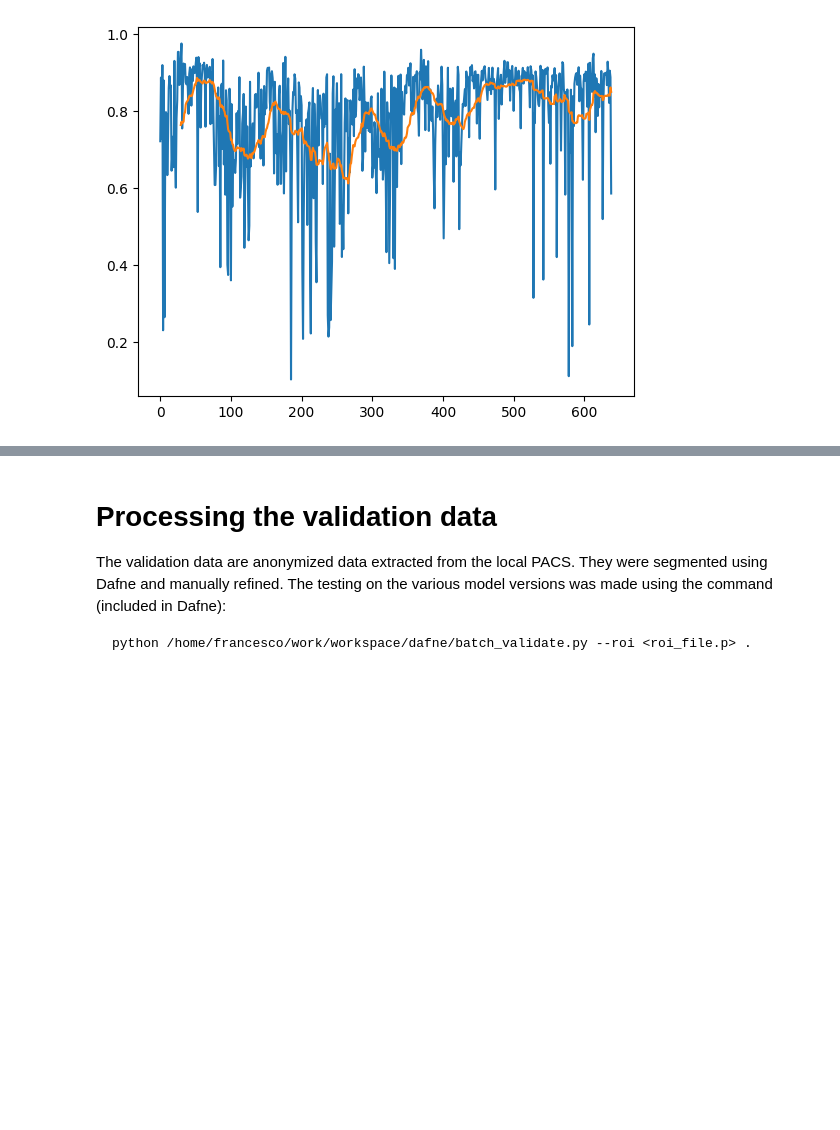
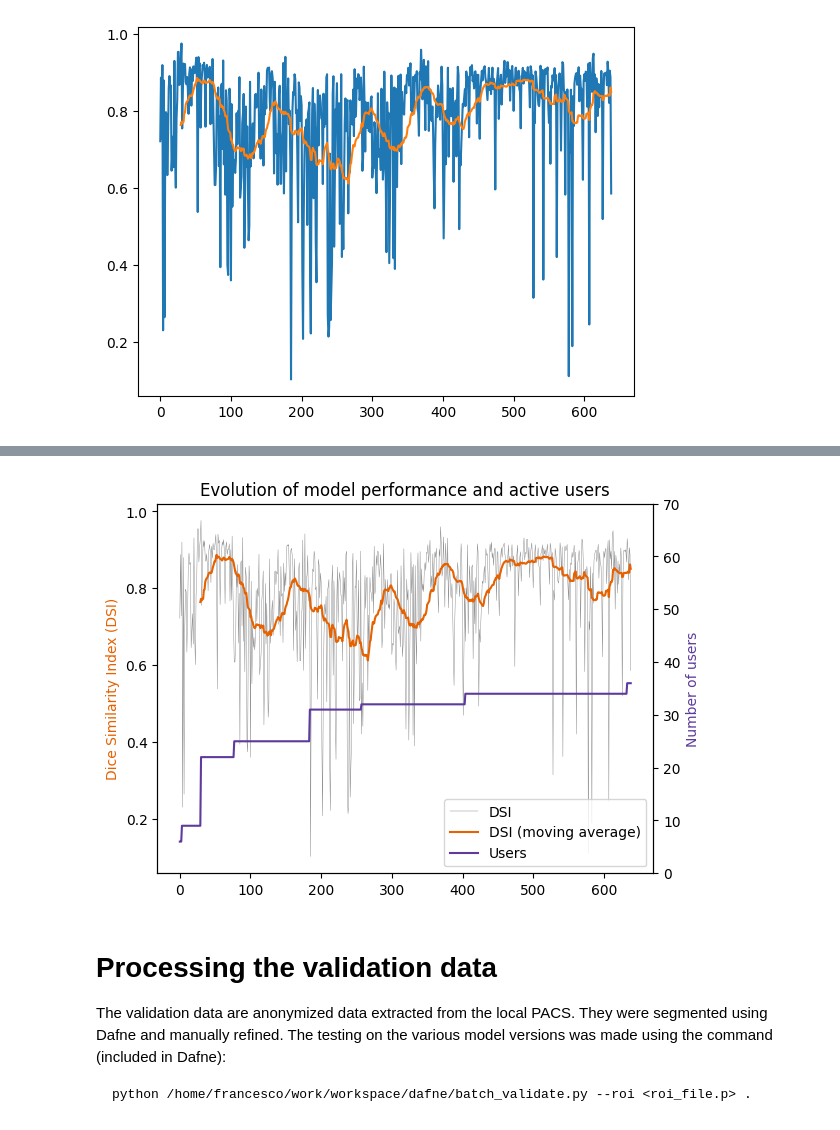
Before and after one commit to dafne-imaging/dafne-evaluation, a Jupyter notebook: dafne_figures.ipynb, the cells around one changed output, grey strips where cells are left out. Saved outputs shown, nothing was run; the diff lists cells and outputs as text; code cells hidden in the pictures; blank space fills up the shorter version.

```diff
--- a/dafne_figures.ipynb
+++ b/dafne_figures.ipynb
@@ -102,10 +152,7 @@ memory usage: 10.3 KB
 # %%
 import matplotlib.pyplot as plt
 import numpy as np
-dice_scores_notime = np.array(list(dice_scores))
-# filter dice scores
-dice_scores_notime = dice_scores_notime[dice_scores_notime < 0.99]
-dice_scores_notime = dice_scores_notime[dice_scores_notime > 0.1]
+dice_scores_notime = np.array(list(users_and_dice_filt['Dice']))
 plt.hist(dice_scores_notime)
 print(f'{np.percentile(dice_scores_notime,0)=}')
 print(f'{np.percentile(dice_scores_notime,25)=}')
@@ -137,3 +198,18 @@ plt.plot(average_y)
+# %%
+# plot the user evolution and dice scores on the same plot
+fig, ax = plt.subplots()
+dice1, = ax.plot(dice_scores_notime, lw=0.3, color='gray', label='DSI')
+dice2, = ax.plot(average_y, lw = 1.5, color='#E66100', label='DSI (moving average)')
+ax.set_ylabel('Dice Similarity Index (DSI)', color='#E66100')
+ax2 = ax.twinx()
+users, = ax2.plot(max_user_list, color='#5D3A9B', label='Users')
+ax2.set_ylim(0,70)
+ax2.set_ylabel('Number of users', color='#5D3A9B')
+plt.title('Evolution of model performance and active users')
+plt.legend(handles=[dice1, dice2, users], loc='lower right')
+plt.savefig('dice_and_users.svg')
+# %% [output]
+[figure, added]
 # %% [markdown]
 # Processing the validation data
 
```
Also changed, not shown: parts of 7 cells of this notebook, 2 other files.
